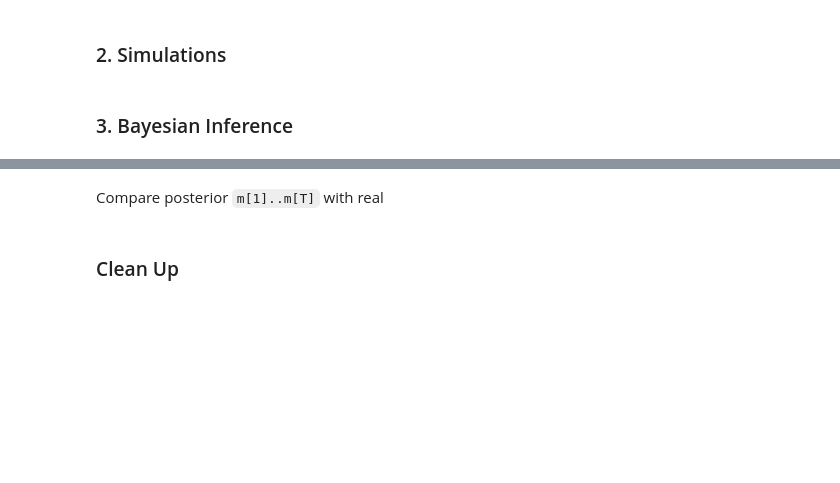
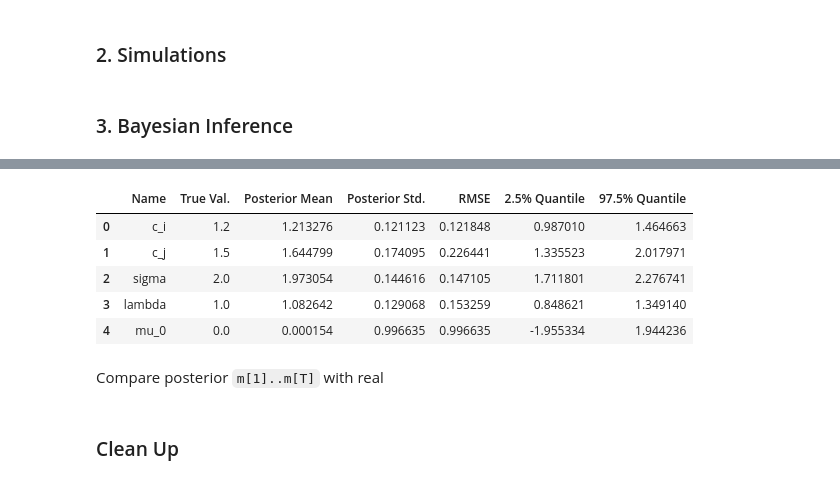
Before and after one commit to zhuanglinsheng/kaggle-contest-design, a Jupyter notebook: synthetic_data/Synthetic_Data_90_replicate.ipynb, the cells around one changed output, grey strips where cells are left out. Saved outputs shown, nothing was run; the diff lists cells and outputs as text; code cells hidden in the pictures; blank space fills up the shorter version.

```diff
--- a/synthetic_data/Synthetic_Data_90_replicate.ipynb
+++ b/synthetic_data/Synthetic_Data_90_replicate.ipynb
@@ -47,7 +49,7 @@ print(contest_days, contest_hours, len(contest_timegrids))
 # %% [markdown]
 ### 2. Simulations
 # %%
-number_of_samples = 10
+number_of_samples = 5
 # %%
 combined_data = {
 	'N_tests': number_of_samples,
@@ -180,16 +189,24 @@ def display_estimation_results(var_names: list[str], true_vals, posteriors):
 			quantile_05, quantile_95
 		)
 		data.append(record)
-	columns = ['Name', 'True Val.', 'Posterior Mean', 'Posterior Std.', 'RMSE', '2.5% Quantile', '97.5% Quantile']
+	columns = ['Name', 'True Val.', 'Posterior Mean', 'Posterior Std.', 'RMSE',
+			'2.5% Quantile', '97.5% Quantile']
 	return pd.DataFrame(data, columns=columns)
 # %%
 df_posteriors = display_estimation_results(
-	['c_i', 'c_j', 'r', 'sigma', 'lambda', 'mu_0'],
-	[param_c_i, param_c_j, param_r, param_sigma, param_lambda, 0],
+	['c_i', 'c_j', 'sigma', 'lambda', 'mu_0'],
+	[param_c_i, param_c_j, param_sigma, param_lambda, 0],
 	posteriors
 )
 df_posteriors.to_csv(f'contest_90_posteriors_{number_of_samples}_tests.csv', index=False)
 df_posteriors
+# %% [output]
+|  | Name | True Val. | Posterior Mean | Posterior Std. | RMSE | 2.5% Quantile | 97.5% Quantile |
+| 0 | c_i | 1.2 | 1.213276 | 0.121123 | 0.121848 | 0.987010 | 1.464663 |
+| 1 | c_j | 1.5 | 1.644799 | 0.174095 | 0.226441 | 1.335523 | 2.017971 |
+| 2 | sigma | 2.0 | 1.973054 | 0.144616 | 0.147105 | 1.711801 | 2.276741 |
+| 3 | lambda | 1.0 | 1.082642 | 0.129068 | 0.153259 | 0.848621 | 1.349140 |
+| 4 | mu_0 | 0.0 | 0.000154 | 0.996635 | 0.996635 | -1.955334 | 1.944236 |
 # %% [markdown]
 Compare posterior `m[1]..m[T]` with real
 # %% [markdown]
```
Also changed, not shown: parts of 2 cells of this notebook, 12 other files.
